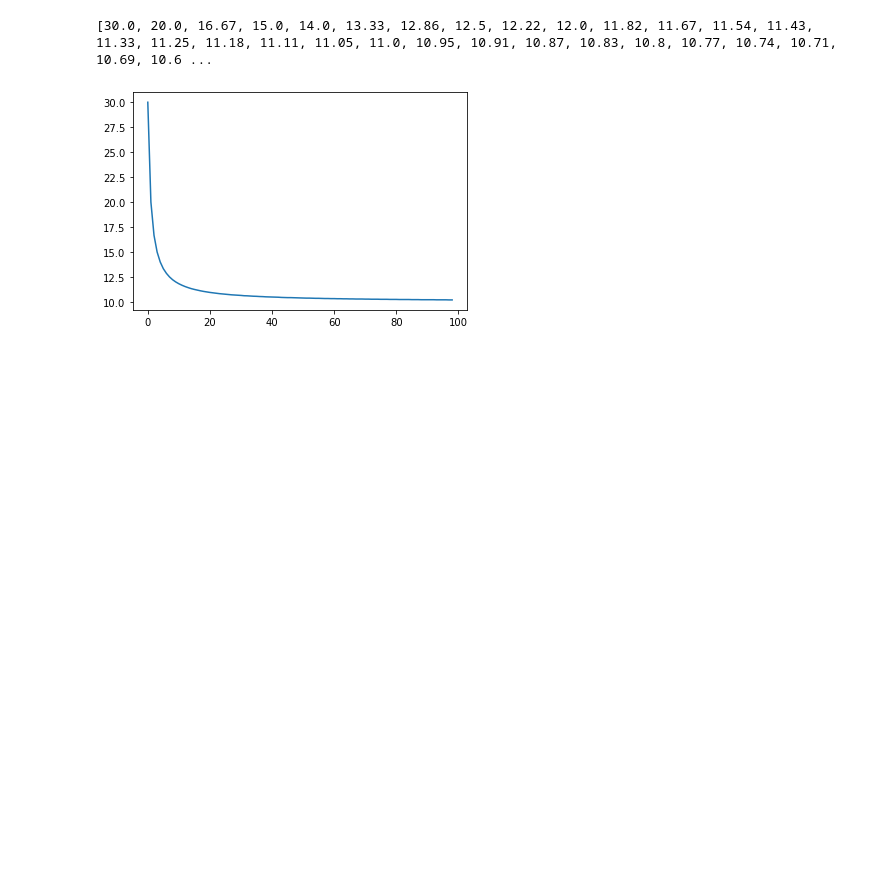
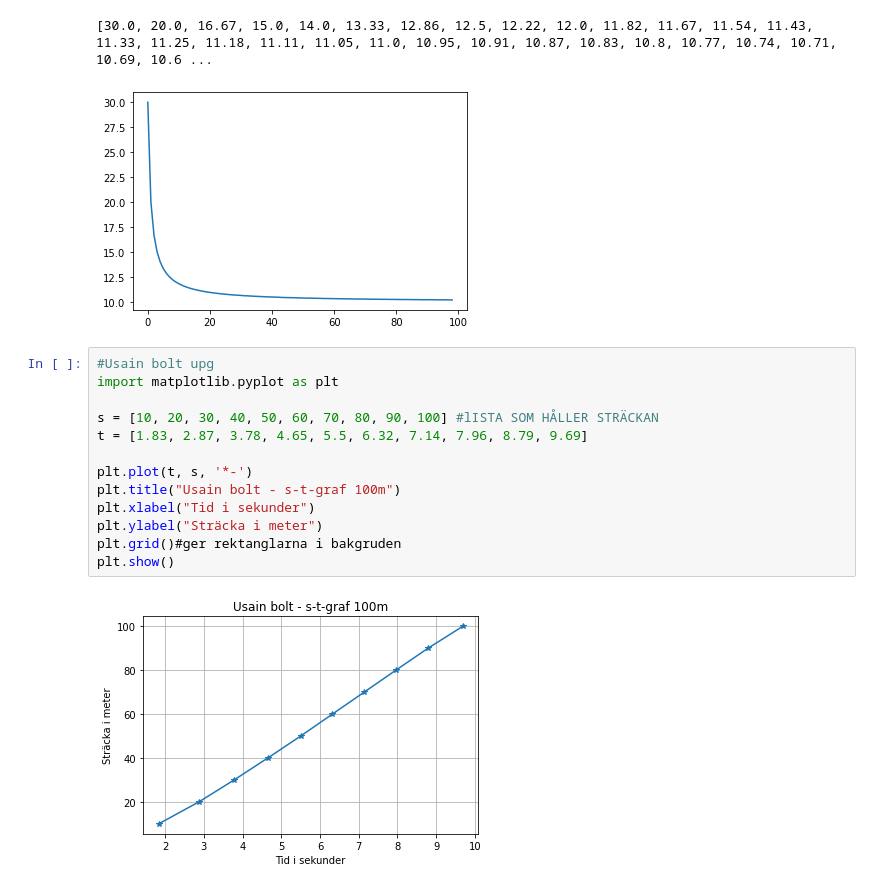
Before and after one commit to Antonsoder/Anton_Soderstrom_Te19C, a Jupyter notebook: Allmant.ipynb, the cells around one changed output. Drawn from its saved outputs; the diff is of its cells as text; blank space fills up the shorter version.

```diff
--- a/Allmant.ipynb
+++ b/Allmant.ipynb
@@ -151,3 +151,18 @@ print(a_vals)
 # %% [output]
 [30.0, 20.0, 16.67, 15.0, 14.0, 13.33, 12.86, 12.5, 12.22, 12.0, 11.82, 11.67, 11.54, 11.43, 11.33, 11.25, 11.18, 11.11, 11.05, 11.0, 10.95, 10.91, 10.87, 10.83, 10.8, 10.77, 10.74, 10.71, 10.69, 10.6 ...
 [figure]
+# %%
+#Usain bolt upg
+import matplotlib.pyplot as plt
+
+s = [10, 20, 30, 40, 50, 60, 70, 80, 90, 100] #lISTA SOM HÅLLER STRÄCKAN
+t = [1.83, 2.87, 3.78, 4.65, 5.5, 6.32, 7.14, 7.96, 8.79, 9.69]
+
+plt.plot(t, s, '*-')
+plt.title("Usain bolt - s-t-graf 100m")
+plt.xlabel("Tid i sekunder")
+plt.ylabel("Sträcka i meter")
+plt.grid()#ger rektanglarna i bakgruden
+plt.show()
+# %% [output]
+[figure, added]
```
Also changed, not shown: parts of 1 cell of this notebook, 2 other files.
